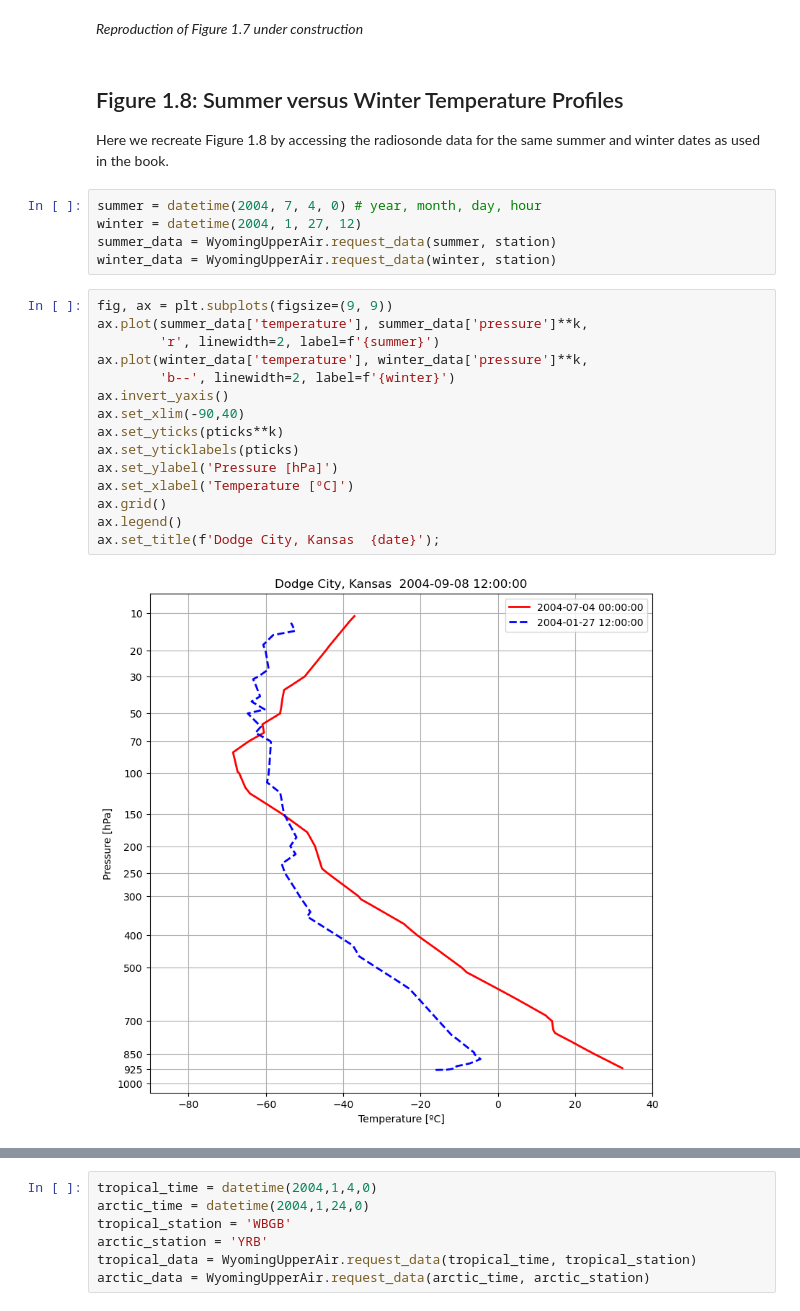
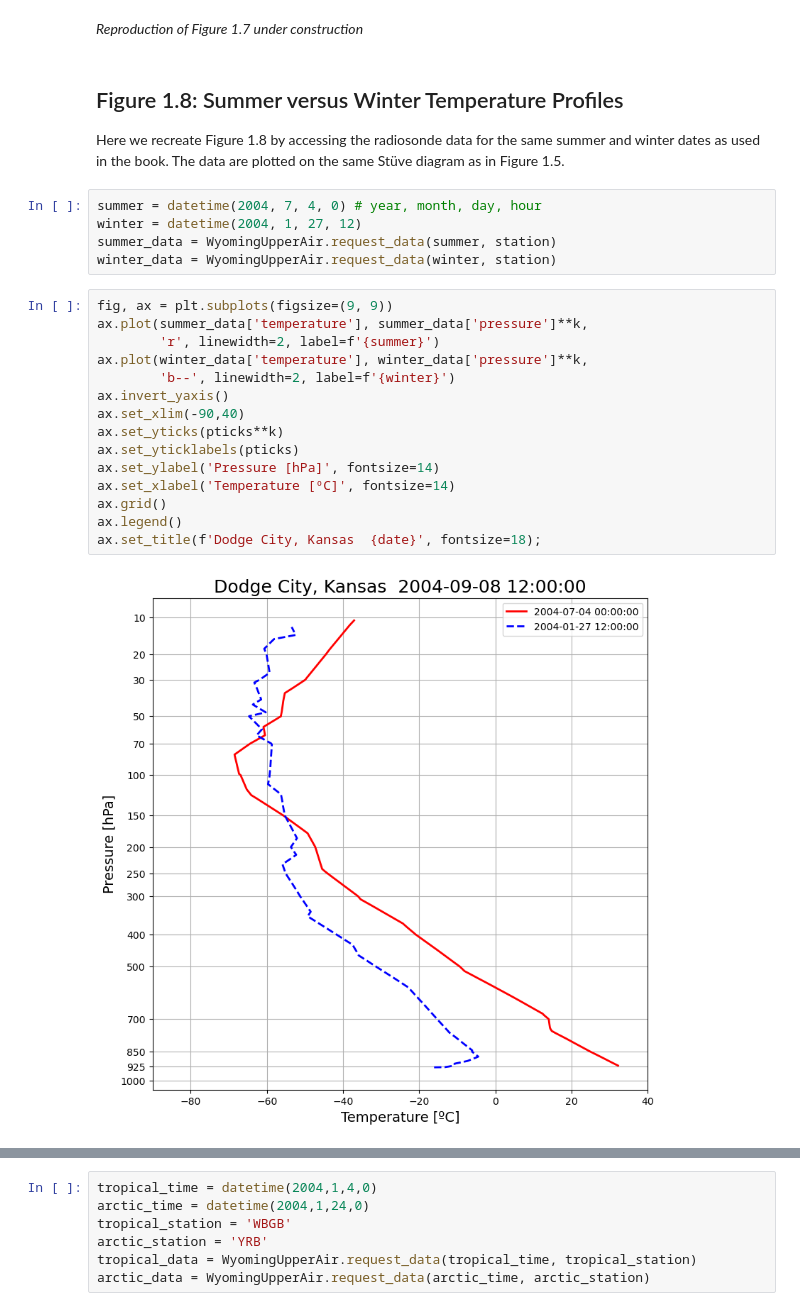
Before and after one commit to brian-rose/atm320-thermodynamics, a Jupyter notebook: _sources/notebooks/composition-structure.ipynb, the cells around one changed output, grey strips where cells are left out. Drawn from its saved outputs; the diff is of its cells as text.

```diff
--- a/_sources/notebooks/composition-structure.ipynb
+++ b/_sources/notebooks/composition-structure.ipynb
@@ -56,7 +58,7 @@ _Reproduction of Figure 1.7 under construction_
 # %% [markdown]
 ## Figure 1.8: Summer versus Winter Temperature Profiles
 
-Here we recreate Figure 1.8 by accessing the radiosonde data for the same summer and winter dates as used in the book.
+Here we recreate Figure 1.8 by accessing the radiosonde data for the same summer and winter dates as used in the book. The data are plotted on the same Stüve diagram as in Figure 1.5.
 # %%
 summer = datetime(2004, 7, 4, 0) # year, month, day, hour
 winter = datetime(2004, 1, 27, 12)
@@ -65,19 +67,19 @@ winter_data = WyomingUpperAir.request_data(winter, station)
 # %%
 fig, ax = plt.subplots(figsize=(9, 9))
 ax.plot(summer_data['temperature'], summer_data['pressure']**k,
         'r', linewidth=2, label=f'{summer}')
 ax.plot(winter_data['temperature'], winter_data['pressure']**k,
         'b--', linewidth=2, label=f'{winter}')
 ax.invert_yaxis()
 ax.set_xlim(-90,40)
 ax.set_yticks(pticks**k)
 ax.set_yticklabels(pticks)
-ax.set_ylabel('Pressure [hPa]')
-ax.set_xlabel('Temperature [ºC]')
+ax.set_ylabel('Pressure [hPa]', fontsize=14)
+ax.set_xlabel('Temperature [ºC]', fontsize=14)
 ax.grid()
 ax.legend()
-ax.set_title(f'Dodge City, Kansas  {date}');
+ax.set_title(f'Dodge City, Kansas  {date}', fontsize=18);
 # %% [output]
-[figure, old version]
+[figure, new version]
 # %% [markdown]
 ## Figure 1.9: Tropical versus Arctic profiles
```
Also changed, not shown: parts of 6 cells of this notebook, 7 other files.
